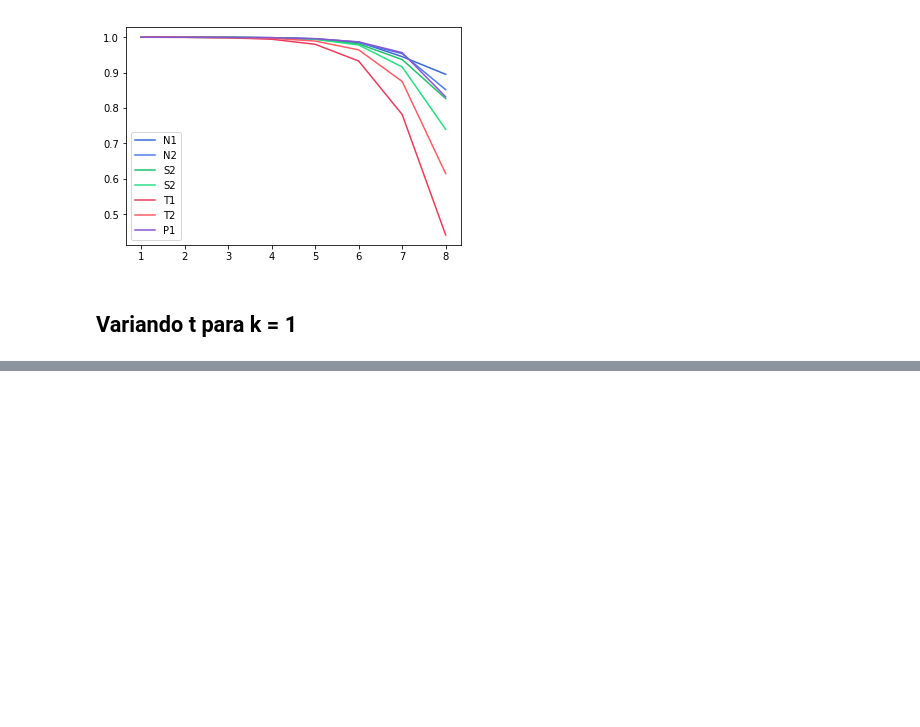
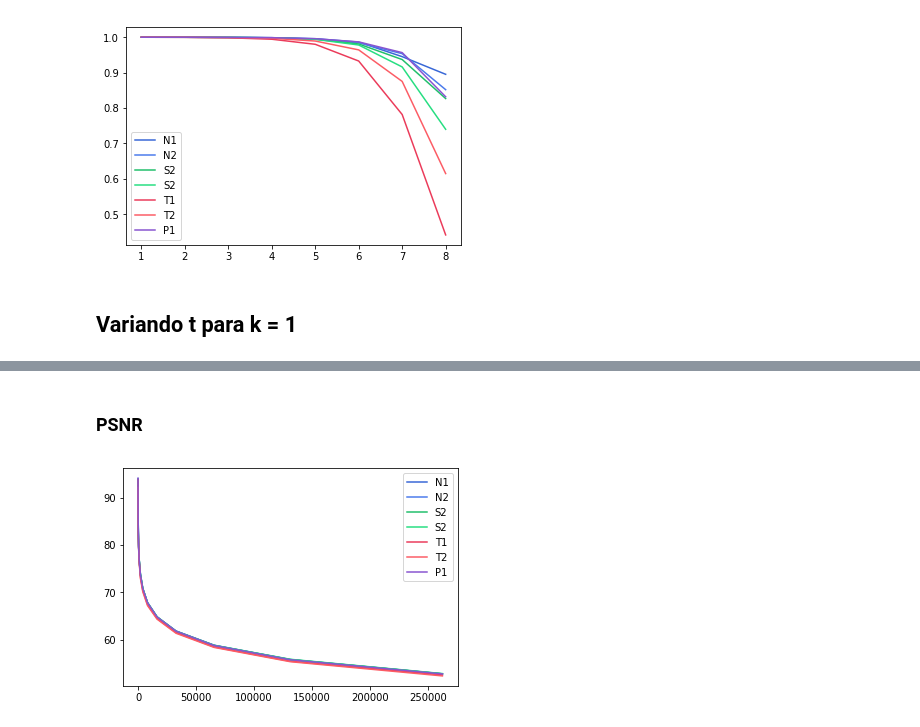
Before and after one commit to FerFrassia/Stego, a Jupyter notebook: scripts/Stego.ipynb, the cells around one changed output, grey strips where cells are left out. Saved outputs shown, nothing was run; the diff lists cells and outputs as text; code cells hidden in the pictures; blank space fills up the shorter version.

```diff
--- a/scripts/Stego.ipynb
+++ b/scripts/Stego.ipynb
@@ -65,0 +85,6 @@ plot(370000, 'ssim')
+# %% [markdown]
+### PSNR
+# %%
+plot_varying_t(1, 'psnr')
+# %% [output]
+[figure, added]
```
Also changed, not shown: parts of 13 cells of this notebook, 6 other files.
